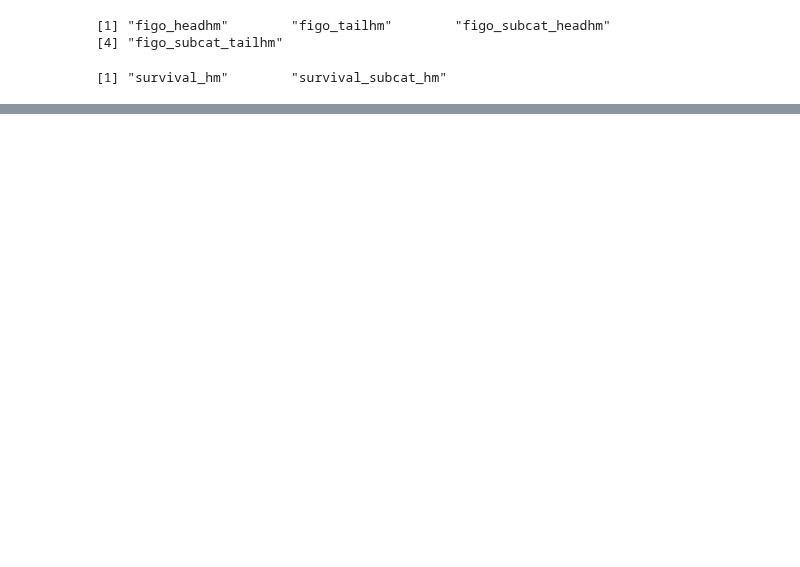
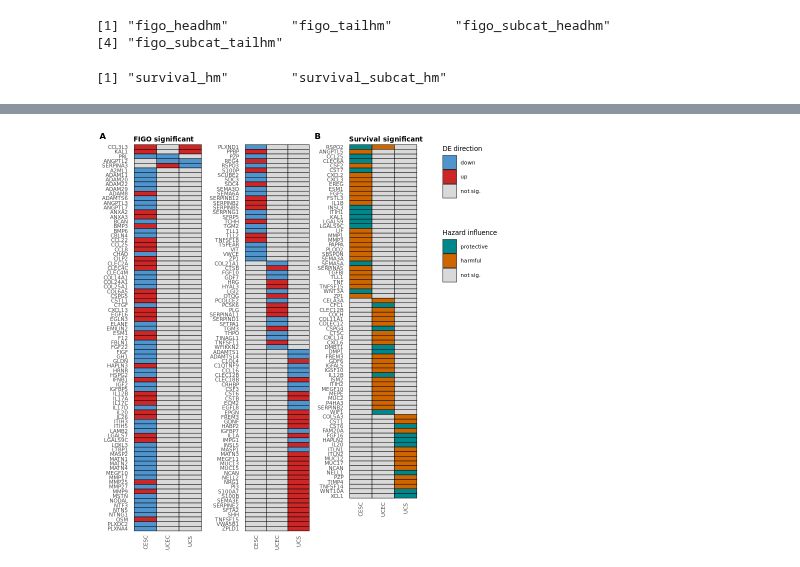
Before and after one commit to fogg-lab/characterizing-ecm-transcriptome-of-endometriosis, a Jupyter notebook: figures/figure_4.ipynb, the cells around one changed output, grey strips where cells are left out. Saved outputs shown, nothing was run; the diff lists cells and outputs as text; code cells hidden in the pictures; blank space fills up the shorter version.

```diff
--- a/figures/figure_4.ipynb
+++ b/figures/figure_4.ipynb
@@ -48,35 +67,53 @@ hide_axis_text <- function(plt, axis = "x") {
 # %%
 figo_hm_list <- c(
     c(mget("figo_headhm"), mget("figo_tailhm")) %>%
-        purrr::map(function(p) { set_margins(p, c(0.75, 0, 0, 0)) }) %>%
+        purrr::map(function(p) { set_margins(p, c(0, 0, 0, 0.25)) }) %>%
         purrr::map(function(p) { hide_legend(p) })
 #         purrr::map(function(p) { hide_axis_text(p, "x") })
 )
 
 survival_hm_list <- c(
     mget("survival_hm") %>%
-        purrr::map(function(p) { set_margins(p, c(0.75, 0, 0, 0)) }) %>%
+        purrr::map(function(p) { set_margins(p, c(0, 0, 0, 0.25)) }) %>%
         purrr::map(function(p) { hide_legend(p) })
 )
 
 figs_grid <- plot_grid(
     figo_hm_list[[1]],
-    plot_grid(figo_hm_list[[2]], get_legend(figo_hm_list[[1]] + theme(legend.position = "right", plot.margin = unit(c(0, 0, 0, 0), "cm"))), rel_heights = c(1, 0.463), nrow = 2),
-    NULL,
-    plot_grid(survival_hm_list[[1]], get_legend(survival_hm_list[[1]] + theme(legend.position = "right", plot.margin = unit(c(0, 0, 0, 0), "cm"))), rel_heights = c(1, 0.287), nrow = 2),
-    ncol = 4,
-    rel_widths = c(1, 1, 0.5, 1),
-    labels = c("FIGO significant", "", "", "Survival significant"),
-    label_fontfamily = family,
-    label_size = text_size,
-    label_fontface = "bold",
-    hjust = 0
+    figo_hm_list[[2]],
+#     plot_grid(survival_hm_list[[1]], figo_hm_list[[1]], rel_heights = c(1, 0.0859), nrow = 2) + theme(plot.margin = unit(c(0, 0, 0, 0), "cm")),
+    arrangeGrob(survival_hm_list[[1]], nullGrob(), nrow = 2, heights=c(1, 0.0880)),
+    ncol = 3,
+    align = "v"
+)
+# figs_grid
+
+labfigs_grid <- plot_grid(
+    plot_grid(NULL, NULL, NULL, labels = c("A", "", "B"), ncol = 3, rel_widths = c(1, 1, 1), label_fontfamily = family, label_size = label_text_size, label_fontface = "bold"),
+    plot_grid(NULL, NULL, NULL, labels = c(str_pad("FIGO significant", 22, "right"), str_pad("", 22, "right"), str_pad("Survival significant", 22, "right")), ncol = 3, rel_widths = c(1, 1, 1), label_fontfamily = family, label_size = text_size, label_fontface = "bold", hjust = c(-0.5, 0, -0.48)),
+    figs_grid,
+    align = "vh",
+    nrow = 3,
+    rel_heights = c(0.01, 0.025, 1)
 )
 
+# # labfigs_grid
+# fig4 <- labfigs_grid
 
 fig4 <- plot_grid(
-    plot_grid(NULL, NULL, NULL, ncol = 3, rel_widths = c(2/3.5, 0.5/3.5, 1/3.5), labels = c("A", "", "B"), label_fontfamily = family, label_size = label_text_size, label_fontface = "bold", hjust = 0),
-    figs_grid,
-    nrow = 2,
-    rel_heights = c(0.025, 1)
+#     figs_grid,
+    labfigs_grid,
+    plot_grid(
+        get_legend(figo_hm_list[[1]] + theme(legend.position = "right", plot.margin = unit(c(0, 0, 0, 0), "cm"))),
+        get_legend(survival_hm_list[[1]] + theme(legend.position = "right", plot.margin = unit(c(0, 0, 0, 0), "cm"))),
+        NULL,
+        rel_heights = c(1, 1, 3),
+        nrow = 3,
+        align = "vh"
+    ),
+    ncol = 2,
+    align = "vh",
+    rel_widths = c(1, 0.3)
 )
+fig4
+# %% [output]
@@ -83 +122,2 @@ fig4 <- plot_grid(
+[figure, added]
 # %%
```
Also changed, not shown: parts of 3 cells of this notebook, 2 other files.
